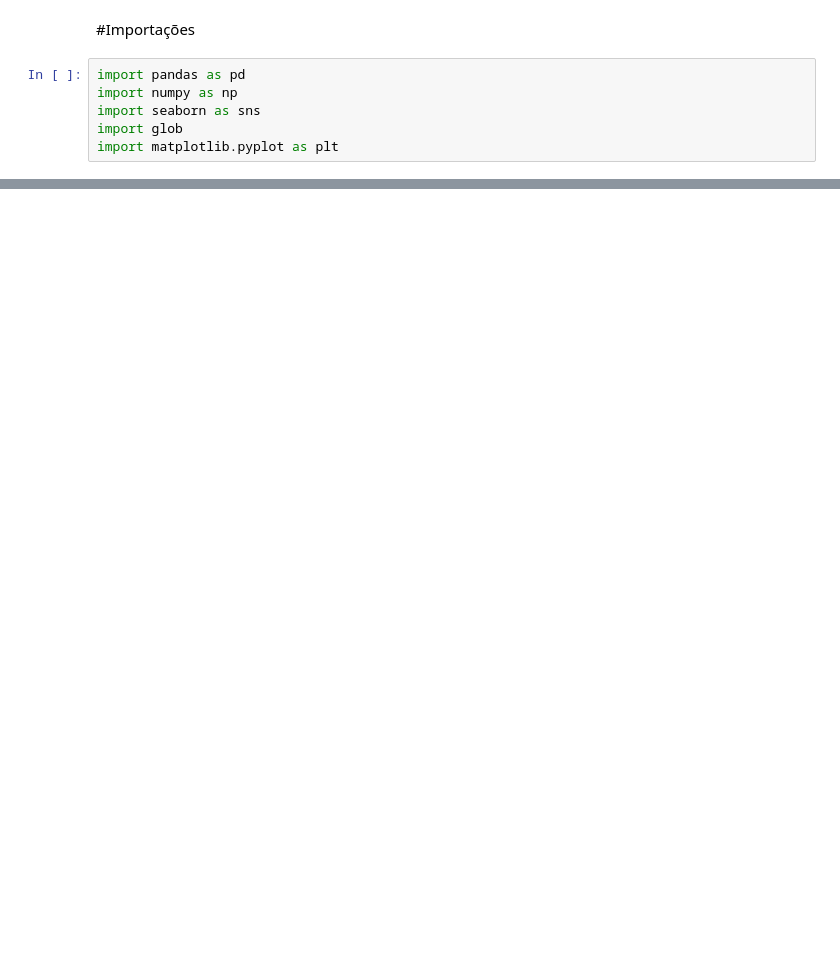
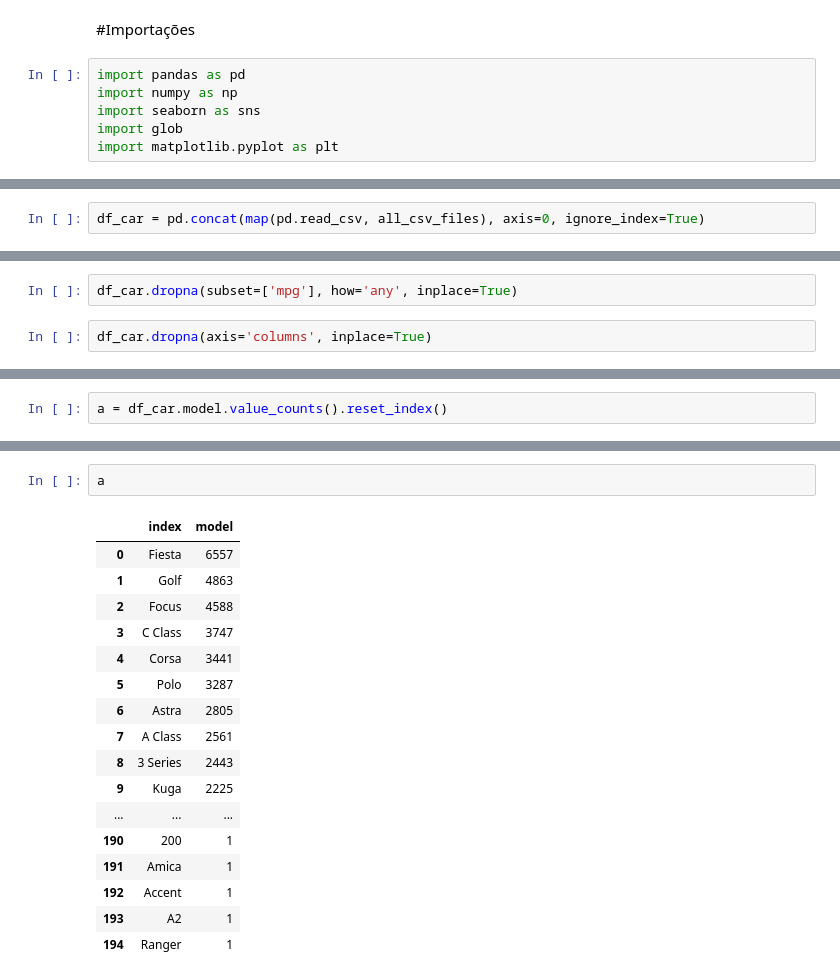
Before and after one commit to romerofernandes/Car_consumption, a Jupyter notebook: Car_consumption.ipynb, the cells around one changed output, grey strips where cells are left out. Drawn from its saved outputs; the diff is of its cells as text; blank space fills up the shorter version.

```diff
--- a/Car_consumption.ipynb
+++ b/Car_consumption.ipynb
@@ -27,0 +30,2 @@ all_csv_files
+# %%
+df_car = pd.concat(map(pd.read_csv, all_csv_files), axis=0, ignore_index=True)
@@ -27,0 +52,4 @@ all_csv_files
+# %%
+df_car.dropna(subset=['mpg'], how='any', inplace=True)
+# %%
+df_car.dropna(axis='columns', inplace=True)
@@ -27,0 +74,2 @@ all_csv_files
+# %%
+a = df_car.model.value_counts().reset_index()
@@ -27,0 +88,20 @@ all_csv_files
+# %%
+a
+# %% [output]
+|  | index | model |
+| 0 | Fiesta | 6557 |
+| 1 | Golf | 4863 |
+| 2 | Focus | 4588 |
+| 3 | C Class | 3747 |
+| 4 | Corsa | 3441 |
+| 5 | Polo | 3287 |
+| 6 | Astra | 2805 |
+| 7 | A Class | 2561 |
+| 8 | 3 Series | 2443 |
+| 9 | Kuga | 2225 |
+| ... | ... | ... |
+| 190 | 200 | 1 |
+| 191 | Amica | 1 |
+| 192 | Accent | 1 |
+| 193 | A2 | 1 |
+| 194 | Ranger | 1 |
```
Also changed, not shown: parts of 5 cells of this notebook.
